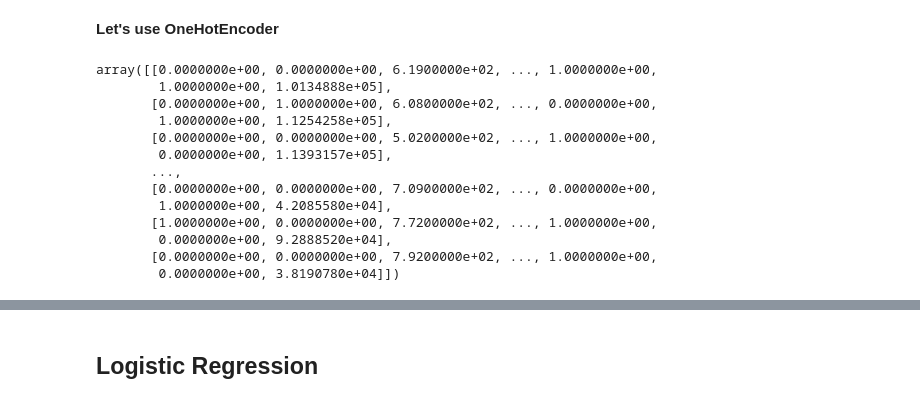
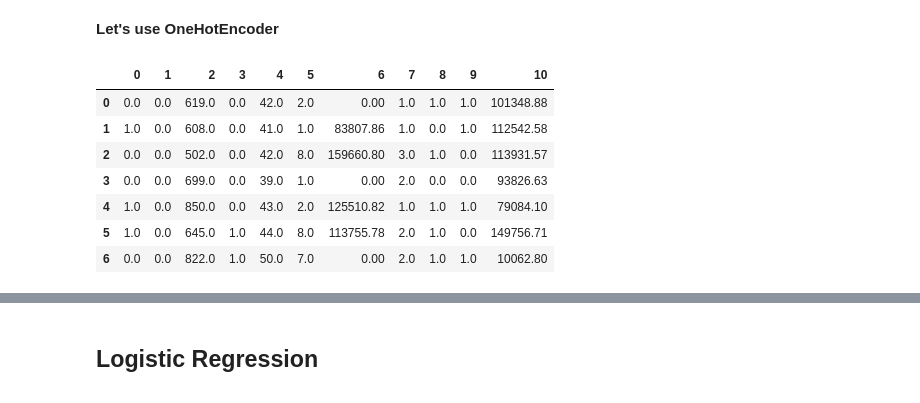
Before and after one commit to Minsifye/Portfolio, a Jupyter notebook: Bank_Churn_Model.ipynb, the cells around one changed output, grey strips where cells are left out. Saved outputs shown, nothing was run; the diff lists cells and outputs as text; code cells hidden in the pictures.

```diff
--- a/Bank_Churn_Model.ipynb
+++ b/Bank_Churn_Model.ipynb
@@ -172,19 +199,14 @@ array([[619, 0, 0, ..., 1, 1, 101348.88],
 onehotencoder = OneHotEncoder(categorical_features = [1])
 X = onehotencoder.fit_transform(X).toarray()
 X = X[:, 1:]
-# %%
-X
-# %% [output]
-array([[0.0000000e+00, 0.0000000e+00, 6.1900000e+02, ..., 1.0000000e+00,
-        1.0000000e+00, 1.0134888e+05],
-       [0.0000000e+00, 1.0000000e+00, 6.0800000e+02, ..., 0.0000000e+00,
-        1.0000000e+00, 1.1254258e+05],
-       [0.0000000e+00, 0.0000000e+00, 5.0200000e+02, ..., 1.0000000e+00,
-        0.0000000e+00, 1.1393157e+05],
-       ...,
-       [0.0000000e+00, 0.0000000e+00, 7.0900000e+02, ..., 0.0000000e+00,
-        1.0000000e+00, 4.2085580e+04],
-       [1.0000000e+00, 0.0000000e+00, 7.7200000e+02, ..., 1.0000000e+00,
-        0.0000000e+00, 9.2888520e+04],
-       [0.0000000e+00, 0.0000000e+00, 7.9200000e+02, ..., 1.0000000e+00,
-        0.0000000e+00, 3.8190780e+04]])
+# %%
+pd.DataFrame(X).head(7)
+# %% [output]
+|  | 0 | 1 | 2 | 3 | 4 | 5 | 6 | 7 | 8 | 9 | 10 |
+| 0 | 0.0 | 0.0 | 619.0 | 0.0 | 42.0 | 2.0 | 0.00 | 1.0 | 1.0 | 1.0 | 101348.88 |
+| 1 | 1.0 | 0.0 | 608.0 | 0.0 | 41.0 | 1.0 | 83807.86 | 1.0 | 0.0 | 1.0 | 112542.58 |
+| 2 | 0.0 | 0.0 | 502.0 | 0.0 | 42.0 | 8.0 | 159660.80 | 3.0 | 1.0 | 0.0 | 113931.57 |
+| 3 | 0.0 | 0.0 | 699.0 | 0.0 | 39.0 | 1.0 | 0.00 | 2.0 | 0.0 | 0.0 | 93826.63 |
+| 4 | 1.0 | 0.0 | 850.0 | 0.0 | 43.0 | 2.0 | 125510.82 | 1.0 | 1.0 | 1.0 | 79084.10 |
+| 5 | 1.0 | 0.0 | 645.0 | 1.0 | 44.0 | 8.0 | 113755.78 | 2.0 | 1.0 | 0.0 | 149756.71 |
+| 6 | 0.0 | 0.0 | 822.0 | 1.0 | 50.0 | 7.0 | 0.00 | 2.0 | 1.0 | 1.0 | 10062.80 |
```
Also changed, not shown: parts of 25 cells of this notebook.
